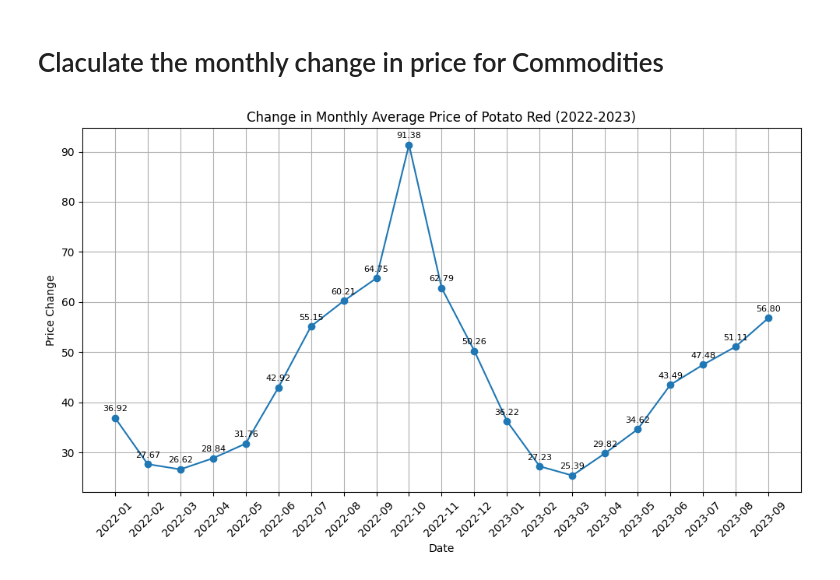
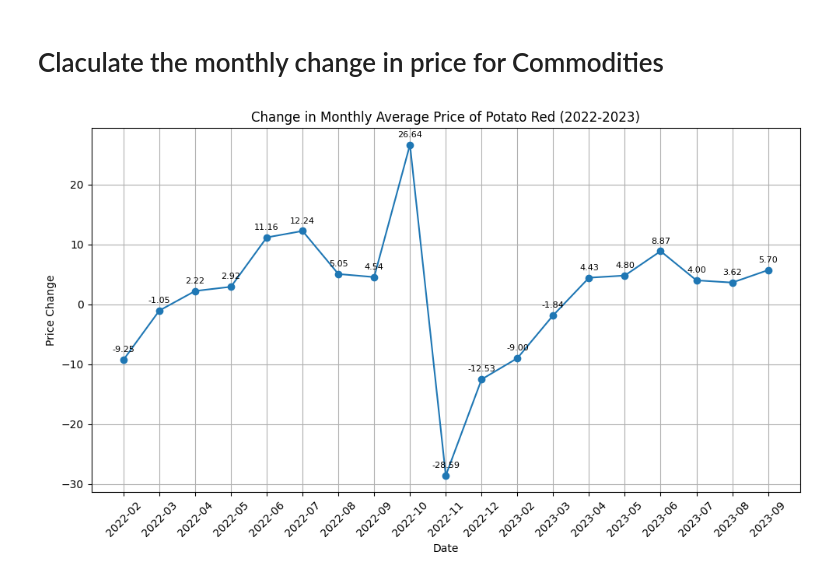
Before and after one commit to Rk-Pudasaini/Data_Analysis, a Jupyter notebook: Kalimati_tarkari_price_analysis.ipynb, the cells around one changed output. Saved outputs shown, nothing was run; the diff lists cells and outputs as text; code cells hidden in the pictures.

```diff
--- a/Kalimati_tarkari_price_analysis.ipynb
+++ b/Kalimati_tarkari_price_analysis.ipynb
@@ -280,7 +318,6 @@ plot_monthly_avg_price(df, 'Onion Dry (Indian)', 2019, 2023)
 # %% [markdown]
 # Claculate the monthly change in price for Commodities
 # %%
-
 def plot_price_changes(df, commodity, start_year, end_year):
     # Filter the DataFrame for the specified commodity and years
     filtered_df = df[(df['Commodity'] == commodity) & (df['Date'].dt.year.between(start_year, end_year))]
@@ -293,36 +330,37 @@ def plot_price_changes(df, commodity, start_year, end_year):
     for year in monthly_avg_price.index.levels[0]:
         year_avg_prices = monthly_avg_price.xs(year)
         for month in range(1, 13):
             if month in year_avg_prices.index:
-                if (year, month) not in price_changes:
-                    price_changes[(year, month)] = year_avg_prices[month]
-                else:
-                    price_changes[(year, month)] = year_avg_prices[month] - price_changes[(year, month-1)]
+                if month == 1:  # Skip January as there is no previous month in the same year
+                    continue
+                current_price = year_avg_prices[month]
+                previous_price = year_avg_prices[month - 1]  # Get the price of the previous month
+                price_changes[(year, month)] = current_price - previous_price
 
     # Extract years and months from the price_changes keys
     years = [date[0] for date in price_changes.keys()]
     months = [date[1] for date in price_changes.keys()]
 
     # Create a list of dates
     dates = [f"{year}-{month:02}" for year, month in zip(years, months)]
 
     # Plot the changes in average prices over time
     plt.figure(figsize=(10, 6))
     plt.plot(dates, price_changes.values(), marker='o', linestyle='-')
     plt.title(f'Change in Monthly Average Price of {commodity} ({start_year}-{end_year})')
     plt.xlabel('Date')
     plt.ylabel('Price Change')
     plt.xticks(rotation=45)
     plt.grid(True)
     plt.tight_layout()
 
     # Annotate each point with its corresponding value
     for date, value in zip(dates, price_changes.values()):
         plt.text(date, value + 1, f'{value:.2f}', ha='center', va='bottom', fontsize=8)  # Adjust the value by adding 1
 
     plt.show()
 
-# Example usage:
+
 plot_price_changes(df, 'Potato Red', 2022, 2023)
 # %% [output]
-[figure, old version]
+[figure, new version]
```
Also changed, not shown: parts of 9 cells of this notebook.
